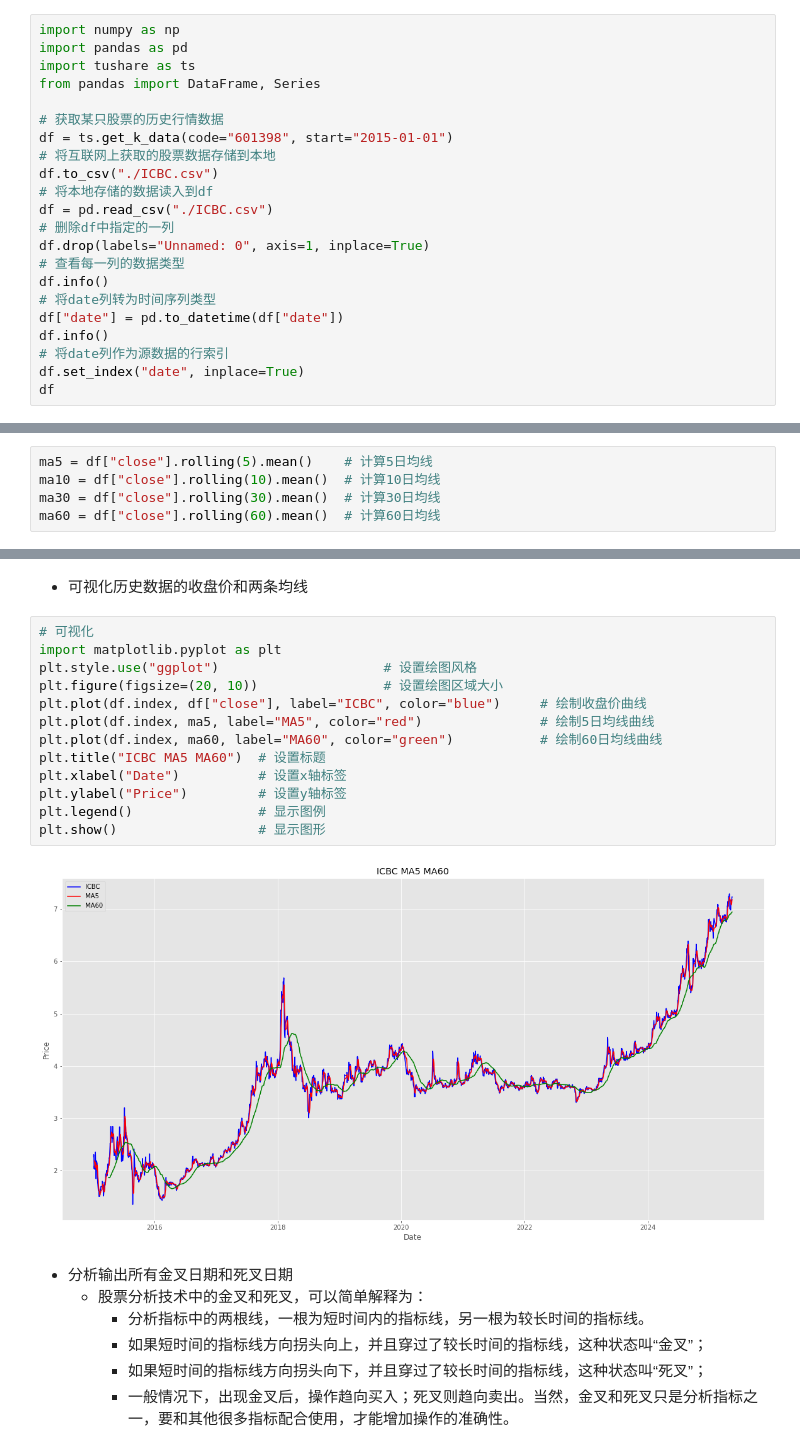
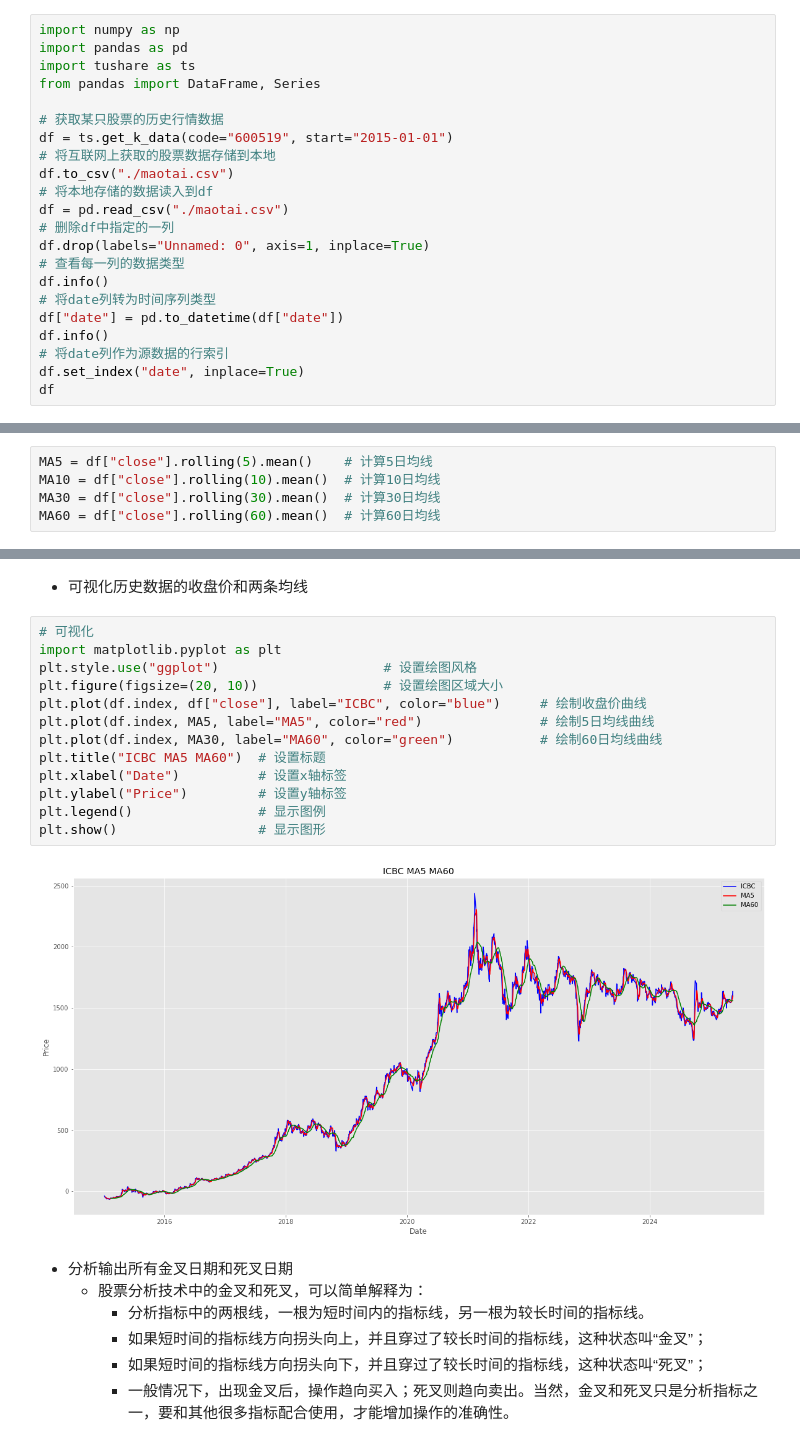
Before and after one commit to 0xiPower/python-data-analysis-10day-course, a Jupyter notebook: Unit03-基础操作巩固/笔记.ipynb, the cells around one changed output, grey strips where cells are left out. Drawn from its saved outputs; the diff is of its cells as text.

```diff
--- a/Unit03-基础操作巩固/笔记.ipynb
+++ b/Unit03-基础操作巩固/笔记.ipynb
@@ -247,11 +247,11 @@ import tushare as ts
 from pandas import DataFrame, Series
 
 # 获取某只股票的历史行情数据
-df = ts.get_k_data(code="601398", start="2015-01-01")
+df = ts.get_k_data(code="600519", start="2015-01-01")
 # 将互联网上获取的股票数据存储到本地
-df.to_csv("./ICBC.csv")
+df.to_csv("./maotai.csv")
 # 将本地存储的数据读入到df
-df = pd.read_csv("./ICBC.csv")
+df = pd.read_csv("./maotai.csv")
 # 删除df中指定的一列
 df.drop(labels="Unnamed: 0", axis=1, inplace=True)
 # 查看每一列的数据类型
@@ -303,7 +303,7 @@ memory usage: 137.7 KB
        - 120天和240天的是长期均线指标，称做年均线指标。
     - 均线计算方法：MA=（C1+C2+C3+...+Cn)/N C:某日收盘价 N:移动平均周期（天数）
 # %%
-ma5 = df["close"].rolling(5).mean()    # 计算5日均线
-ma10 = df["close"].rolling(10).mean()  # 计算10日均线
-ma30 = df["close"].rolling(30).mean()  # 计算30日均线
-ma60 = df["close"].rolling(60).mean()  # 计算60日均线
+MA5 = df["close"].rolling(5).mean()    # 计算5日均线
+MA10 = df["close"].rolling(10).mean()  # 计算10日均线
+MA30 = df["close"].rolling(30).mean()  # 计算30日均线
+MA60 = df["close"].rolling(60).mean()  # 计算60日均线
@@ -326,18 +312,18 @@ Name: close, Length: 2516, dtype: bool
 # %%
 # 可视化
 import matplotlib.pyplot as plt
 plt.style.use("ggplot")                     # 设置绘图风格
 plt.figure(figsize=(20, 10))                # 设置绘图区域大小
 plt.plot(df.index, df["close"], label="ICBC", color="blue")     # 绘制收盘价曲线
-plt.plot(df.index, ma5, label="MA5", color="red")               # 绘制5日均线曲线
-plt.plot(df.index, ma60, label="MA60", color="green")           # 绘制60日均线曲线
+plt.plot(df.index, MA5, label="MA5", color="red")               # 绘制5日均线曲线
+plt.plot(df.index, MA30, label="MA60", color="green")           # 绘制60日均线曲线
 plt.title("ICBC MA5 MA60")  # 设置标题
 plt.xlabel("Date")          # 设置x轴标签
 plt.ylabel("Price")         # 设置y轴标签
 plt.legend()                # 显示图例
 plt.show()                  # 显示图形
 # %% [output]
-[figure, old version]
+[figure, new version]
 # %% [markdown]
 - 分析输出所有金叉日期和死叉日期
     - 股票分析技术中的金叉和死叉，可以简单解释为：
```
Also changed, not shown: parts of 11 cells of this notebook.
